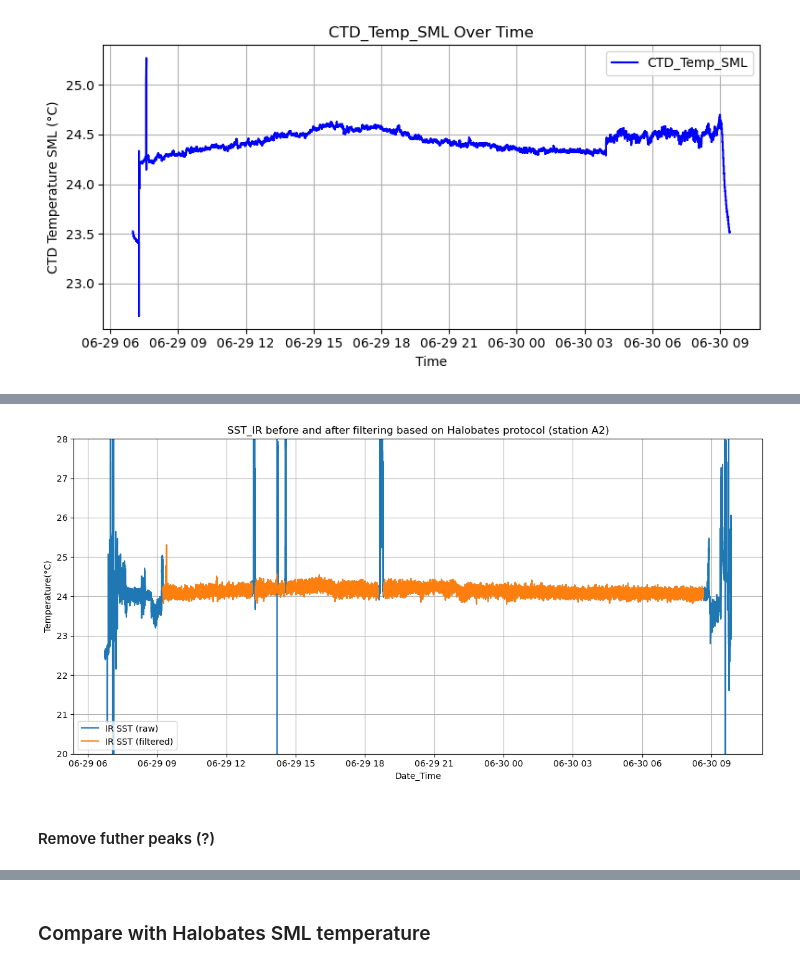
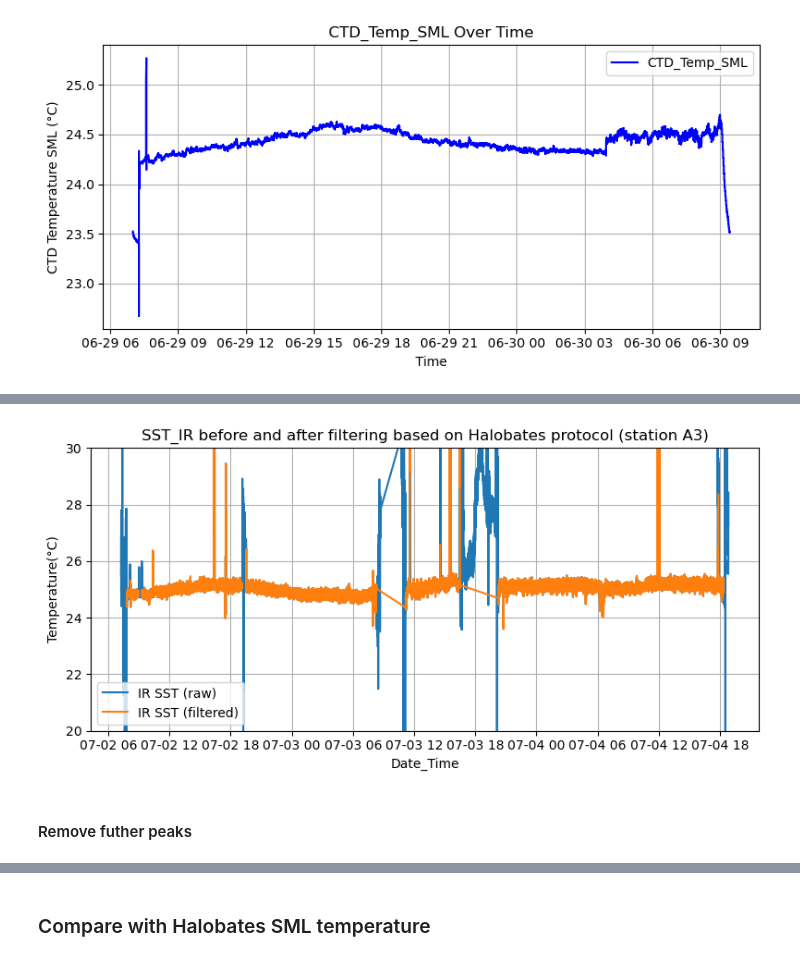
Before and after one commit to maibrittbergh/SST_RS_Meteor_2025, a Jupyter notebook: Infrared_cameras/postproc/halobates_compare.ipynb, the cells around one changed output, grey strips where cells are left out. Drawn from its saved outputs; the diff is of its cells as text; code cells hidden in the pictures.

Commit message:
Merged data from A3 stations, different deployments. Improvements to code for halobates comparison

```diff
--- a/Infrared_cameras/postproc/halobates_compare.ipynb
+++ b/Infrared_cameras/postproc/halobates_compare.ipynb
@@ -97,0 +77,27 @@ df_protocol
+# %%
+# Load Halobates protocol file
+df_protocol = pd.read_csv(
+    protocol_file,
+    sep=';',
+    parse_dates=['Start', 'End'],
+    dayfirst=True
+)
+
+# Create a 'Type' column:
+# – if 'Event' contains 'Deployment', mark as deployment
+# – elif 'Event' contains 'Bridge', mark as bridge
+# – else mark everything else as intervention
+df_protocol['Type'] = np.where(
+    df_protocol['Event'].str.contains('Deployment', case=False, na=False),
+    'deployment',
+    np.where(
+        df_protocol['Event'].str.contains('Bridge', case=False, na=False),
+        'bridge',
+        'intervention'
+    )
+)
+
+# Drop the original Event column
+df_protocol = df_protocol[['Type', 'Start', 'End']]
+
+print(df_protocol)
@@ -182,23 +277,24 @@ def clean_sst(
 # %%
-sst_cleaned = clean_sst(df_sst, df_protocol, sst_variable="SST (°C)", shift_s=300) #Shift is the number of seconds before the scheduled start to define the "clean" reference window
+# Shift is the number of seconds before the scheduled start to define the "clean" reference window
+sst_cleaned = clean_sst_multideploy(df_sst, df_protocol, sst_variable="SST (°C)", shift_s=300)
 # %%
-plt.figure(figsize=(12, 6))
+plt.figure(figsize=(8, 4))
 plt.plot(df_sst['Time'], df_sst["SST (°C)"], label='IR SST (raw)')
 plt.plot(sst_cleaned['Time'], sst_cleaned["SST (°C)"], label='IR SST (filtered)')
 plt.xlabel('Date_Time')
 plt.ylabel('Temperature(°C)')
 plt.title(f'SST_IR before and after filtering based on Halobates protocol (station {ID})')
 plt.legend(loc = "lower left")
 plt.grid(True)
 plt.tight_layout()
 
-plt.ylim(20, 28)
+plt.ylim(20, 30)
 
 plt.show()
 # %% [output]
-[figure, old version]
+[figure, new version]
 # %% [markdown]
-#### Remove futher peaks (?)
+#### Remove futher peaks
 # %%
 # Remove further peaks using additional filters
 
```
Also changed, not shown: parts of 17 cells of this notebook, 9 other files.
